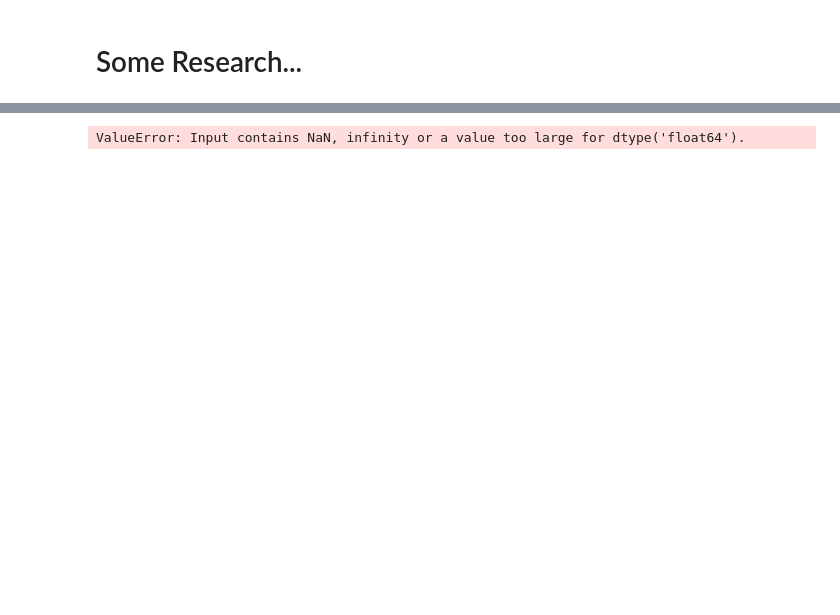
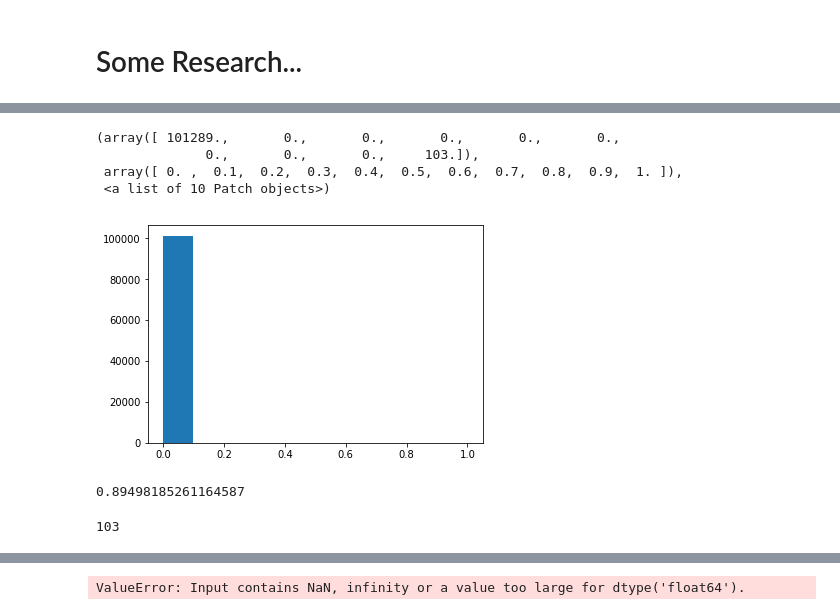
Before and after one commit to akarazeev/ML-6-7sem-MIPT-2017, a Jupyter notebook: hw4/task1/main.ipynb, the cells around one changed output, grey strips where cells are left out. Saved outputs shown, nothing was run; the diff lists cells and outputs as text; code cells hidden in the pictures; blank space fills up the shorter version.

Commit message:
Improve score a little bit

```diff
--- a/hw4/task1/main.ipynb
+++ b/hw4/task1/main.ipynb
@@ -192,0 +207,3 @@ Wall time: 2min 52s
+# %%
+train_y = train_y.iloc[[en for en, x in enumerate(list(map(lambda x: len(x), train['x']))) if x > 1]]
+train = train.iloc[[en for en, x in enumerate(list(map(lambda x: len(x), train['x']))) if x > 1]]
@@ -192,0 +222,6 @@ Wall time: 2min 52s
+# %%
+logreg = LogisticRegression()
+# %%
+%%time
+logreg.fit(new_train.drop(['x'], axis=1), train_y)
+notify('Trained!')
@@ -193,2 +231,20 @@ Wall time: 2min 52s
+# %%
+log_preds = logreg.predict(new_train.drop(['x'], axis=1))
+# %%
+plt.hist(log_preds)
+# %% [output]
+(array([ 101289.,       0.,       0.,       0.,       0.,       0.,
+              0.,       0.,       0.,     103.]),
+ array([ 0. ,  0.1,  0.2,  0.3,  0.4,  0.5,  0.6,  0.7,  0.8,  0.9,  1. ]),
+ <a list of 10 Patch objects>)
+[figure, added]
+# %%
+accuracy_score(train_y, log_preds)
+# %% [output]
+0.89498185261164587
+# %%
+sum(log_preds)
+# %% [output]
+103
 # %%
 %%time
```
Also changed, not shown: parts of 24 cells of this notebook, 1 other file.
